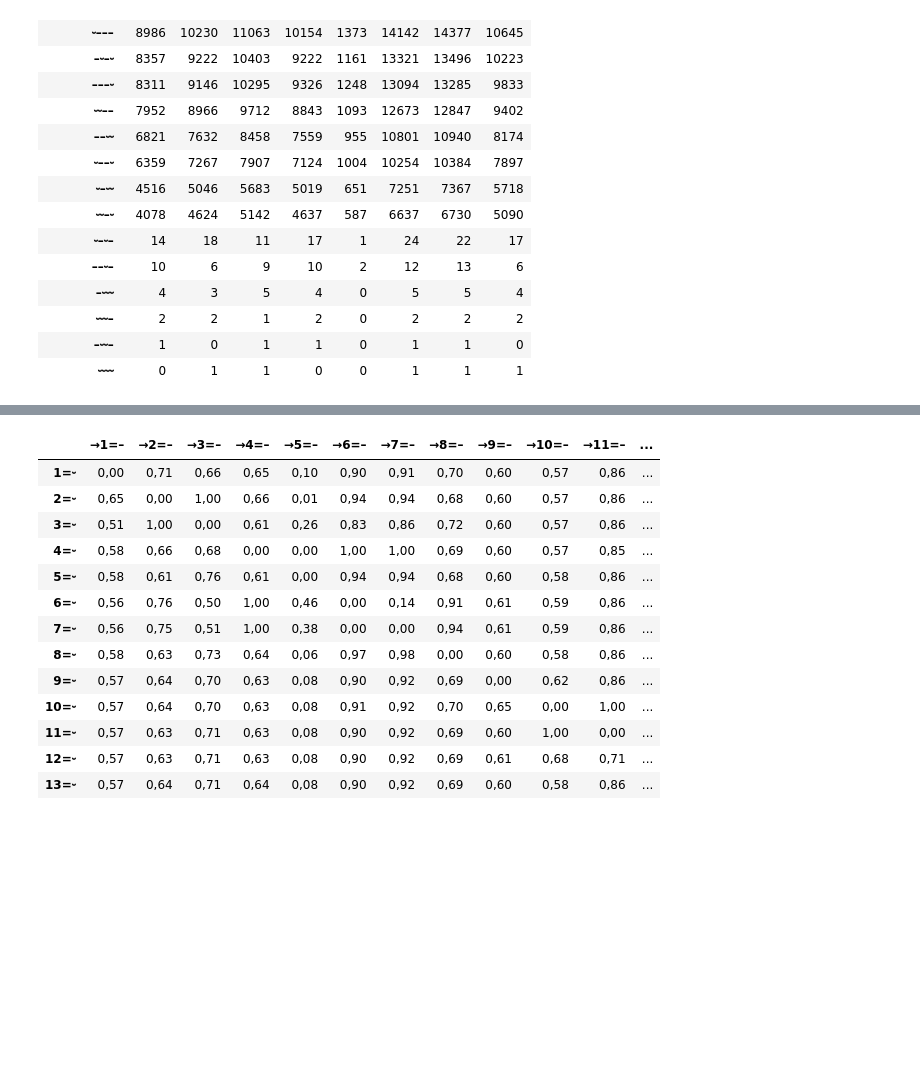
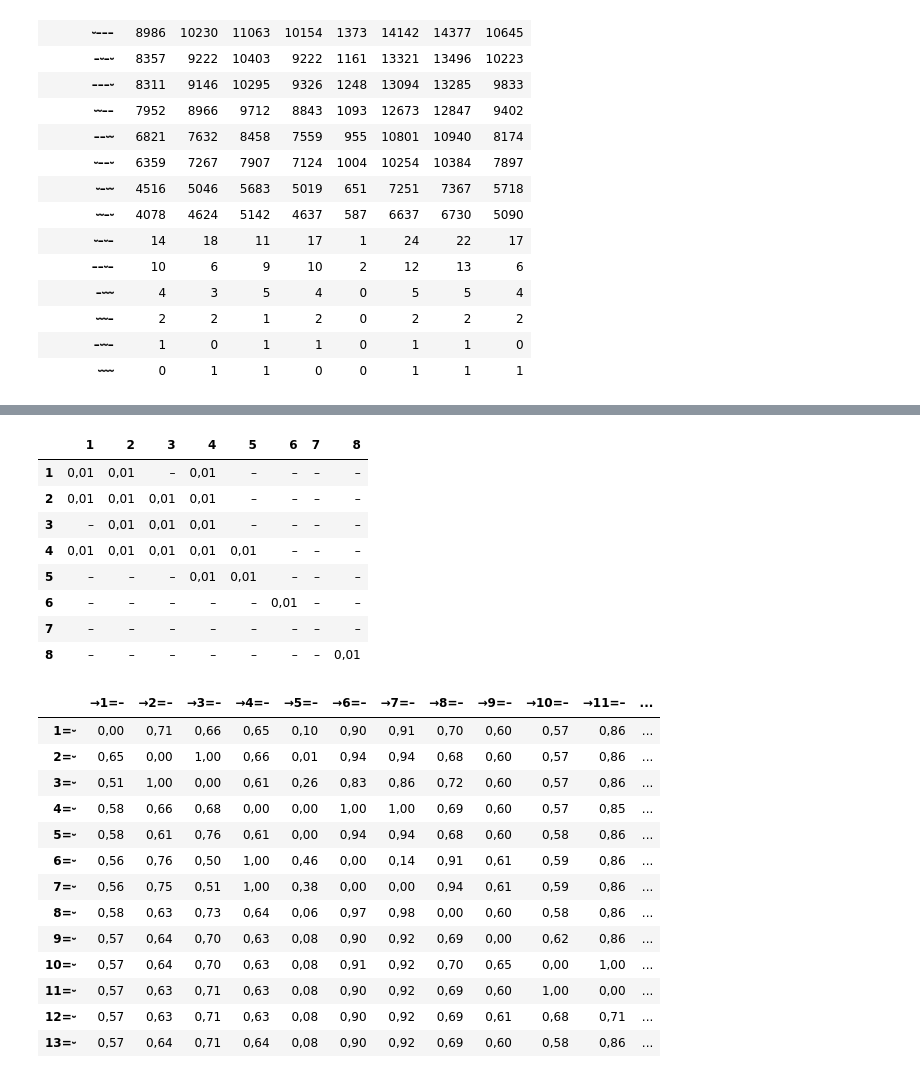
Before and after one commit to kmein/shloka, a Jupyter notebook: statistics.ipynb, the cells around one changed output, grey strips where cells are left out. Saved outputs shown, nothing was run; the diff lists cells and outputs as text; code cells hidden in the pictures; blank space fills up the shorter version.

```diff
--- a/statistics.ipynb
+++ b/statistics.ipynb
@@ -661,3 +689,15 @@ cross_syllable_effects.style.background_gradient(axis=None, cmap=cm)
+# %%
+cross_syllable_effects_bd.style.background_gradient(axis=None, cmap=cm)
+# %% [output]
+|  | 1 | 2 | 3 | 4 | 5 | 6 | 7 | 8 |
+| 1 | 0,01 | 0,01 | – | 0,01 | – | – | – | – |
+| 2 | 0,01 | 0,01 | 0,01 | 0,01 | – | – | – | – |
+| 3 | – | 0,01 | 0,01 | 0,01 | – | – | – | – |
+| 4 | 0,01 | 0,01 | 0,01 | 0,01 | 0,01 | – | – | – |
+| 5 | – | – | – | 0,01 | 0,01 | – | – | – |
+| 6 | – | – | – | – | – | 0,01 | – | – |
+| 7 | – | – | – | – | – | – | – | – |
+| 8 | – | – | – | – | – | – | – | 0,01 |
 # %%
 counts_laghu = np.ndarray((16,16))
 counts_guru = np.ndarray((16,16))
```
Also changed, not shown: parts of 9 cells of this notebook.
